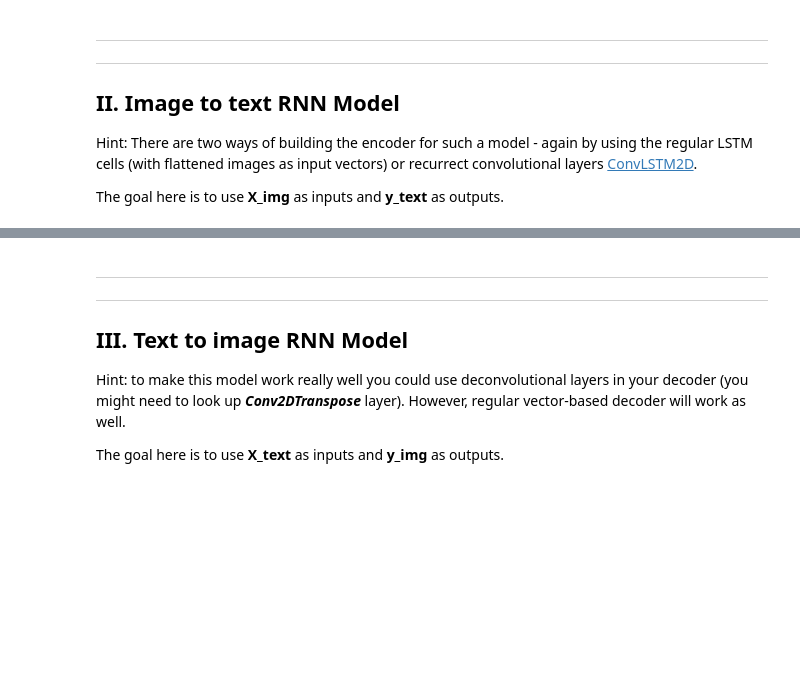
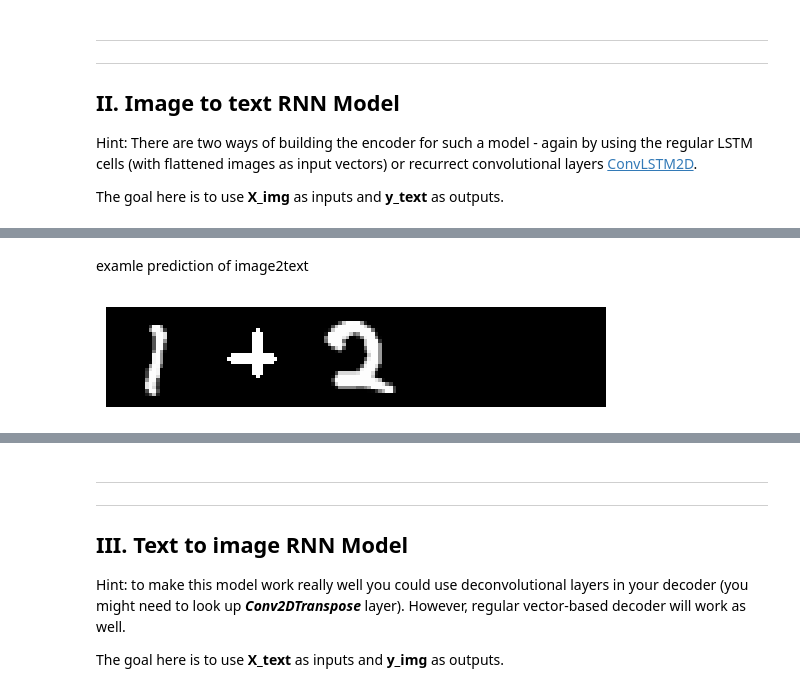
Before and after one commit to gaddetsi/final-assignment-IDL, a Jupyter notebook: A2_RNNs.ipynb, the cells around one changed output, grey strips where cells are left out. Cells and saved outputs as stored; diff of their text form; code cells hidden in the pictures; blank space fills up the shorter version.

```diff
--- a/A2_RNNs.ipynb
+++ b/A2_RNNs.ipynb
@@ -761,7 +761,22 @@ def build_image2text_model():
     return image2text
 # %%
 # train
+# add grayscale channel
 X_img_input = X_img.reshape((-1, 5, 28, 28, 1))
+
+# make train_test split
+X_img_train, X_img_test, y_text_onehot_train, y_text_onehot_test = train_test_split(
+    X_img_input, y_text_onehot,
+    test_size=0.1, random_state=42
+)
+
+# init image to text model
 image2text = build_image2text_model()
-image2text.fit(X_img_input, y_text_onehot, epochs=20, batch_size=128, validation_split=0.2)
+# fit model
+image2text.fit(
+    X_img_train, y_text_train,
+    epochs=50,
+    batch_size=32,
+    validation_split=0.2
+)
 # %% [output]
@@ -813,0 +829,21 @@ Loss & accuracy: 0.8113164305686951 & 0.8914837837219238
+# %% [markdown]
+examle prediction of image2text
+# %%
+# z is the X_img entry that is given as input
+z=204
+inp = X_img[z]
+inp_len = len(X_img[z])
+
+# plot input next to eachother
+fig, axes = plt.subplots(1, inp_len, figsize=(inp_len, 1))
+for i in range(inp_len):
+    axes[i].imshow(inp[i], cmap='gray')
+    axes[i].axis('off')
+plt.subplots_adjust(left=0, right=1, top=1, bottom=0, wspace=0, hspace=0)
+plt.show()
+
+pred = image2text.predict(X_img[z:z+1])
+pred = decode_labels(pred)
+print(f"Predicted answer: {pred[0]}")
+# %% [output]
+[figure, added]
```
Also changed, not shown: parts of 16 cells of this notebook, 2 other files.
